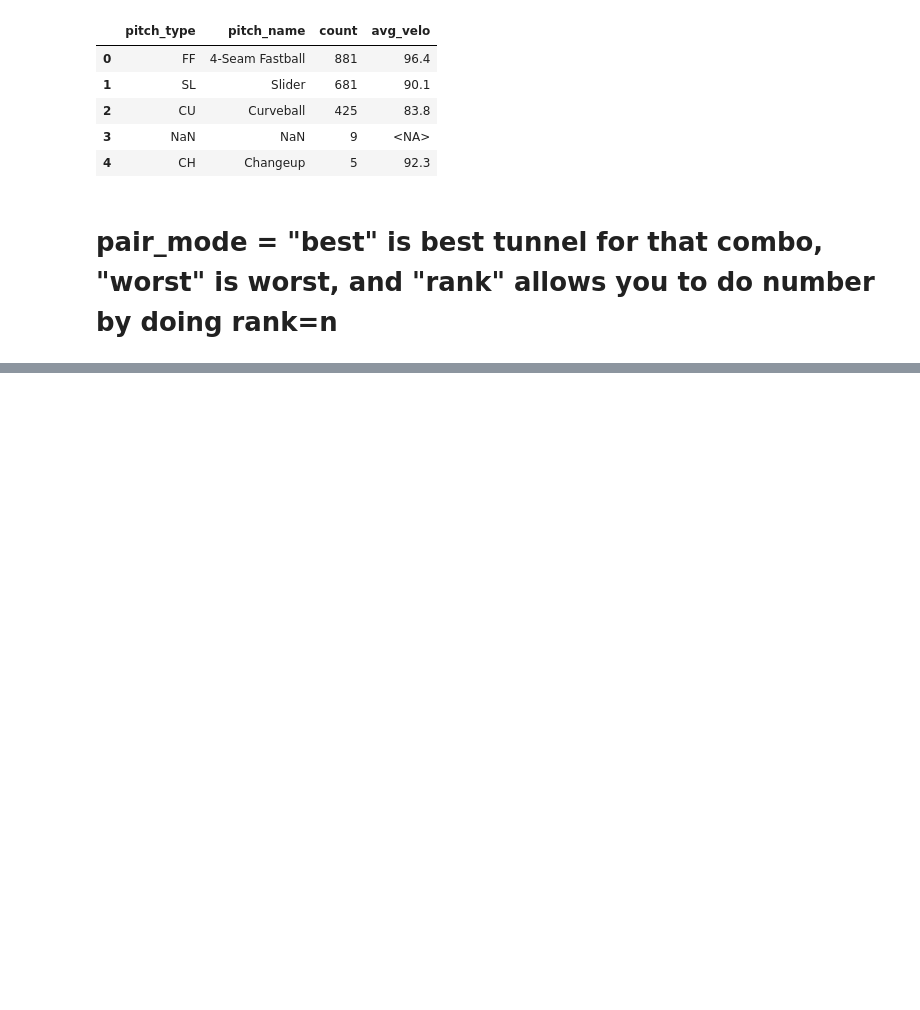
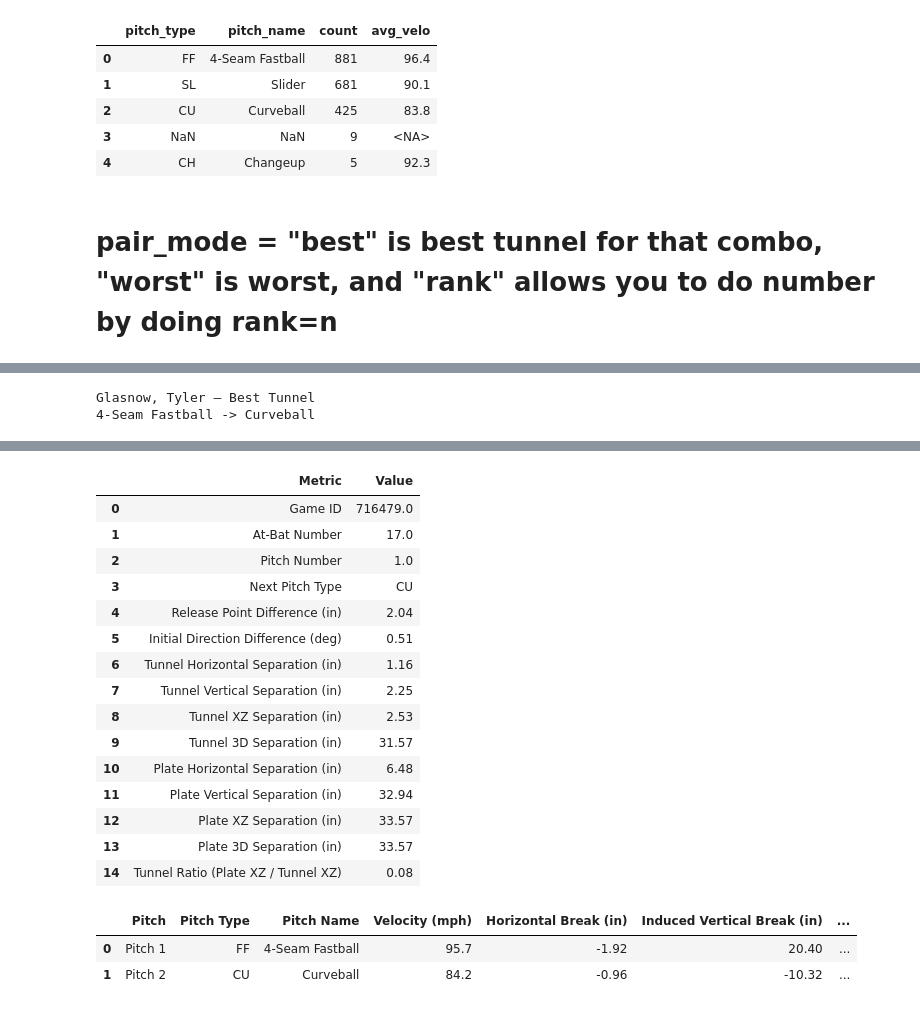
Before and after one commit to JacobChin/Baseball-Projects, a Jupyter notebook: Pitch-Tunneling/PitchTunnelingViz.ipynb, the cells around one changed output, grey strips where cells are left out. Drawn from its saved outputs; the diff is of its cells as text; code cells hidden in the pictures; blank space fills up the shorter version.

Commit message:
update notebook to include details of tunneled viz

```diff
--- a/Pitch-Tunneling/PitchTunnelingViz.ipynb
+++ b/Pitch-Tunneling/PitchTunnelingViz.ipynb
@@ -2101,0 +2296,12 @@ show_tunneled_pair_animated(
+# %%
+details = get_visualized_tunnel_details(
+    df_2023,
+    pitcher_name="Glasnow, Tyler",
+    pitch1="FF",
+    pitch2="CU",
+    pair_mode="best",
+    show_output=True
+)
+# %% [output]
+Glasnow, Tyler — Best Tunnel
+4-Seam Fastball -> Curveball
@@ -2101,0 +2312,19 @@ show_tunneled_pair_animated(
+|  | Metric | Value |
+| 0 | Game ID | 716479.0 |
+| 1 | At-Bat Number | 17.0 |
+| 2 | Pitch Number | 1.0 |
+| 3 | Next Pitch Type | CU |
+| 4 | Release Point Difference (in) | 2.04 |
+| 5 | Initial Direction Difference (deg) | 0.51 |
+| 6 | Tunnel Horizontal Separation (in) | 1.16 |
+| 7 | Tunnel Vertical Separation (in) | 2.25 |
+| 8 | Tunnel XZ Separation (in) | 2.53 |
+| 9 | Tunnel 3D Separation (in) | 31.57 |
+| 10 | Plate Horizontal Separation (in) | 6.48 |
+| 11 | Plate Vertical Separation (in) | 32.94 |
+| 12 | Plate XZ Separation (in) | 33.57 |
+| 13 | Plate 3D Separation (in) | 33.57 |
+| 14 | Tunnel Ratio (Plate XZ / Tunnel XZ) | 0.08 |
+|  | Pitch | Pitch Type | Pitch Name | Velocity (mph) | Horizontal Break (in) | Induced Vertical Break (in) | ... |
+| 0 | Pitch 1 | FF | 4-Seam Fastball | 95.7 | -1.92 | 20.40 | ... |
+| 1 | Pitch 2 | CU | Curveball | 84.2 | -0.96 | -10.32 | ... |
```
Also changed, not shown: parts of 5 cells of this notebook.
